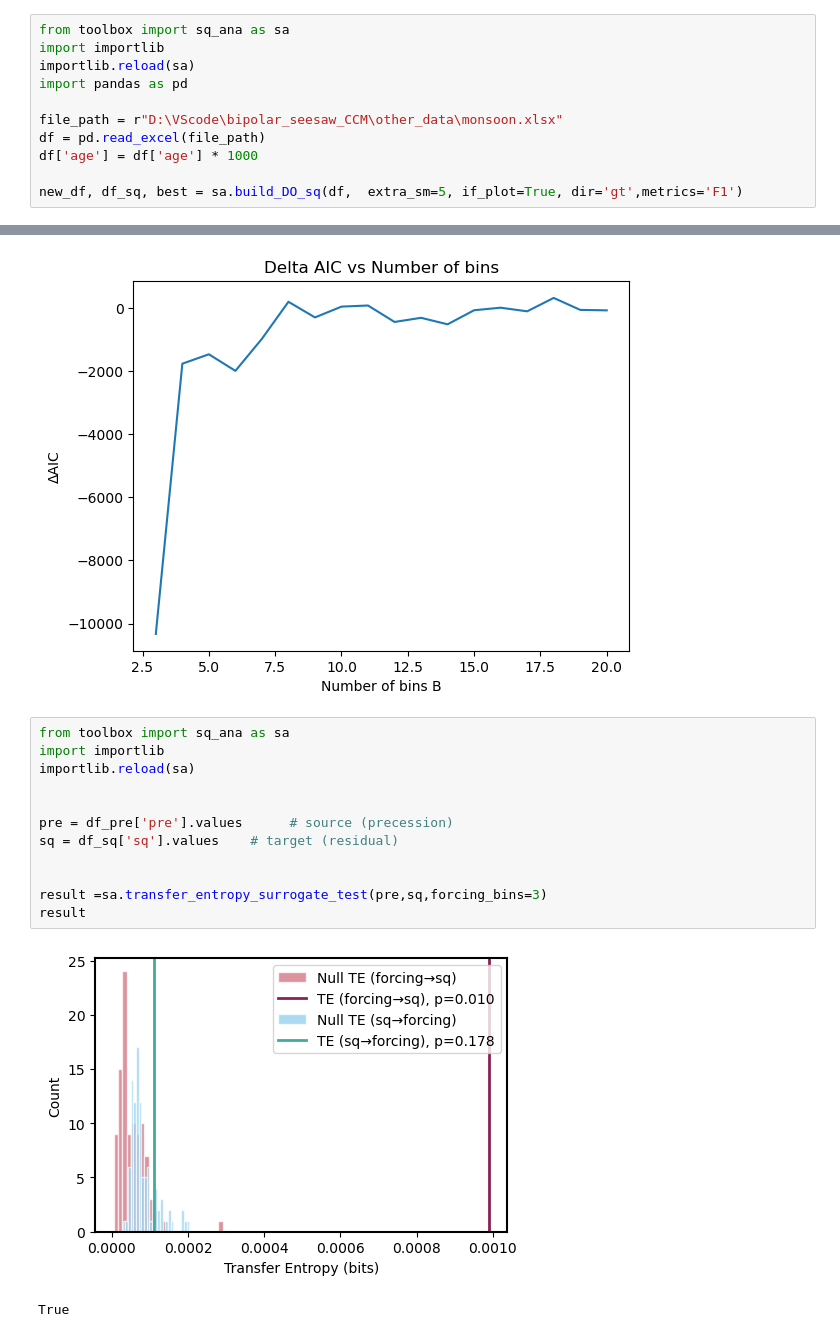
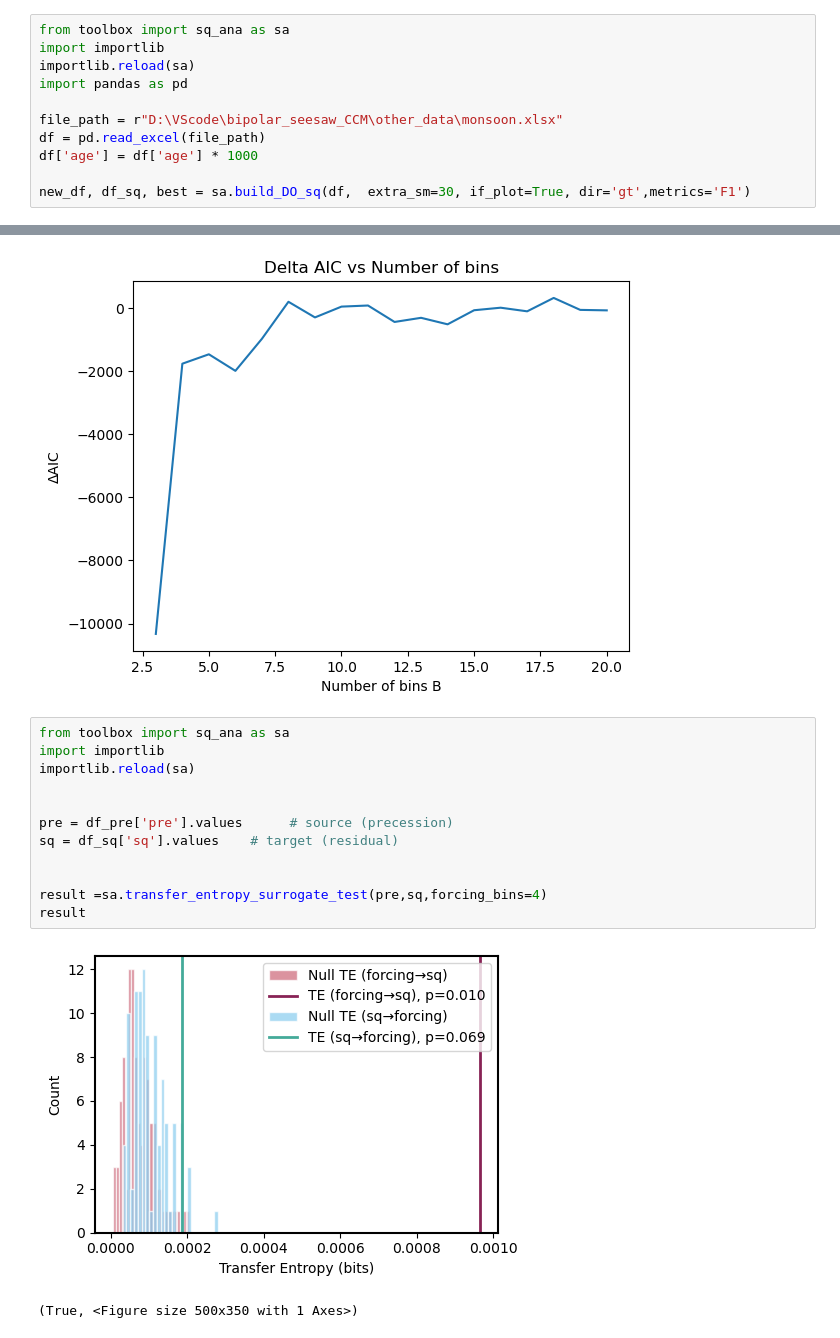
Before and after one commit to Peisong-Zheng/bipolar_seesaw_CCM, a Jupyter notebook: sq_new_speleothem.ipynb, the cells around one changed output, grey strips where cells are left out. Drawn from its saved outputs; the diff is of its cells as text.

```diff
--- a/sq_new_speleothem.ipynb
+++ b/sq_new_speleothem.ipynb
@@ -8,5 +8,5 @@ file_path = r"D:\VScode\bipolar_seesaw_CCM\other_data\monsoon.xlsx"
 df = pd.read_excel(file_path)
 df['age'] = df['age'] * 1000
 
-new_df, df_sq, best = sa.build_DO_sq(df,  extra_sm=5, if_plot=True, dir='gt',metrics='F1')
+new_df, df_sq, best = sa.build_DO_sq(df,  extra_sm=30, if_plot=True, dir='gt',metrics='F1')
 # %% [output]
@@ -71,15 +104,15 @@ sa.plot_aic_delta(pre)
 # %%
 from toolbox import sq_ana as sa
 import importlib
 importlib.reload(sa)
 
 
 pre = df_pre['pre'].values      # source (precession)
 sq = df_sq['sq'].values    # target (residual)
 
 
-result =sa.transfer_entropy_surrogate_test(pre,sq,forcing_bins=3)
+result =sa.transfer_entropy_surrogate_test(pre,sq,forcing_bins=4)
 result
 # %% [output]
-[figure, old version]
+[figure, new version]
-True
+(True, <Figure size 500x350 with 1 Axes>)
```
Also changed, not shown: parts of 4 cells of this notebook.
